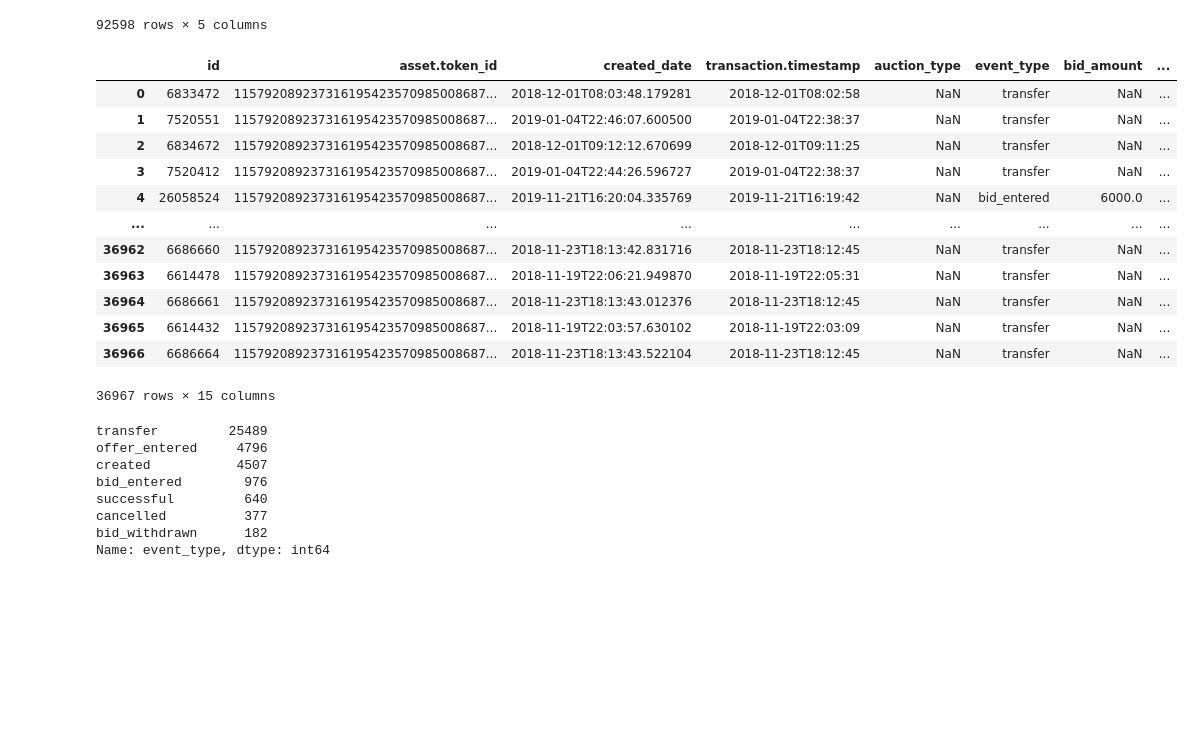
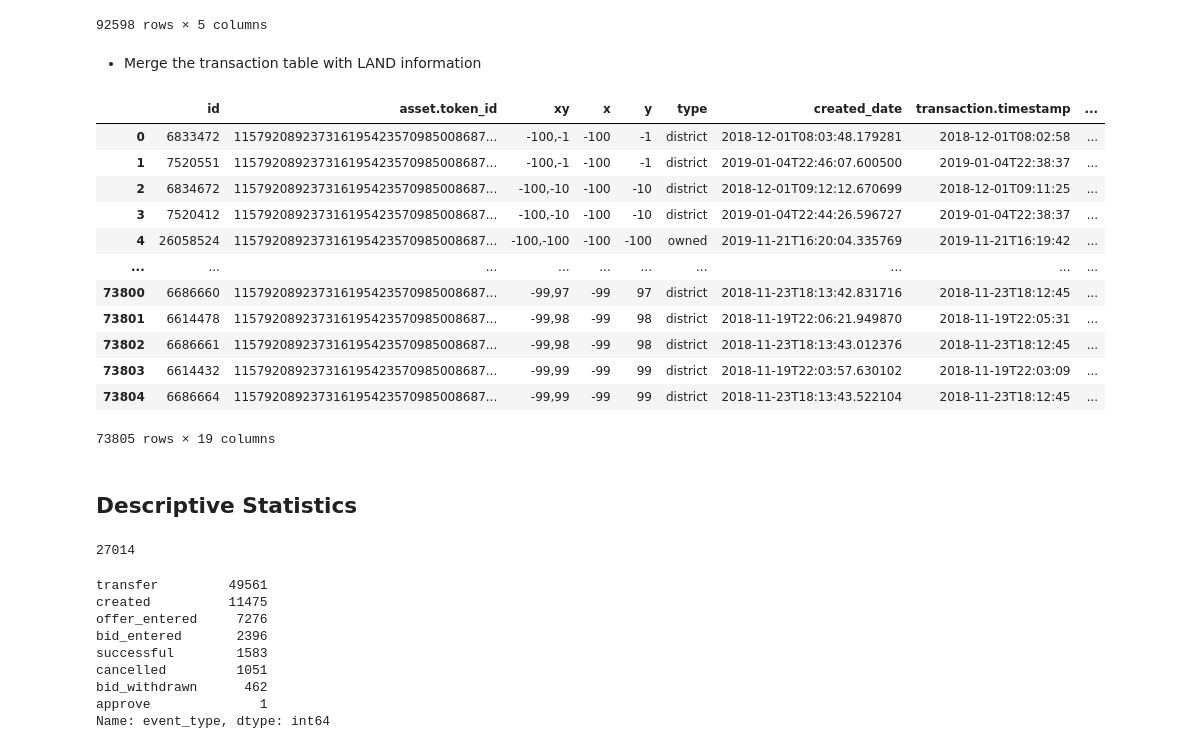
Before and after one commit to eurobae/decentraland-analytics, a Jupyter notebook: 01-EDA.ipynb, the cells around one changed output. Drawn from its saved outputs; the diff is of its cells as text; code cells hidden in the pictures; blank space fills up the shorter version.

```diff
--- a/01-EDA.ipynb
+++ b/01-EDA.ipynb
@@ -59,4 +61,6 @@ tiles
 | 92596 | 163,60 | 163 | 60 | 554660258081129695445300610113782... | district |
 | 92597 | 163,59 | 163 | 59 | 554660258081129695445300610113782... | district |
 92598 rows × 5 columns
+# %% [markdown]
+* Merge the transaction table with LAND information
 # %%
@@ -67,35 +72,44 @@ for v in ["bid_amount","starting_price","ending_price","total_price"]:
     events_land[v] = events_land.apply(lambda row: float(row[v]) / 10**row["payment_token.decimals"] \
                                        if row[v] is not None else row[v], axis=1)
 # %%
-cols = ["id","asset.token_id","created_date","transaction.timestamp","auction_type","event_type","bid_amount",
+cols = ["id","asset.token_id","xy","x","y","type",
+        "created_date","transaction.timestamp","auction_type","event_type","bid_amount",
         "starting_price","ending_price","total_price",
         "payment_token.symbol","payment_token.usd_price",
-        "asset.owner.address","from_account.address","to_account.address"]
+        "asset.owner.address","from_account.address","to_account.address",]
 events_land[cols]
 # %% [output]
-|  | id | asset.token_id | created_date | transaction.timestamp | auction_type | event_type | bid_amount | ... |
-| 0 | 6833472 | 115792089237316195423570985008687... | 2018-12-01T08:03:48.179281 | 2018-12-01T08:02:58 | NaN | transfer | NaN | ... |
-| 1 | 7520551 | 115792089237316195423570985008687... | 2019-01-04T22:46:07.600500 | 2019-01-04T22:38:37 | NaN | transfer | NaN | ... |
-| 2 | 6834672 | 115792089237316195423570985008687... | 2018-12-01T09:12:12.670699 | 2018-12-01T09:11:25 | NaN | transfer | NaN | ... |
-| 3 | 7520412 | 115792089237316195423570985008687... | 2019-01-04T22:44:26.596727 | 2019-01-04T22:38:37 | NaN | transfer | NaN | ... |
-| 4 | 26058524 | 115792089237316195423570985008687... | 2019-11-21T16:20:04.335769 | 2019-11-21T16:19:42 | NaN | bid_entered | 6000.0 | ... |
-| ... | ... | ... | ... | ... | ... | ... | ... | ... |
-| 36962 | 6686660 | 115792089237316195423570985008687... | 2018-11-23T18:13:42.831716 | 2018-11-23T18:12:45 | NaN | transfer | NaN | ... |
-| 36963 | 6614478 | 115792089237316195423570985008687... | 2018-11-19T22:06:21.949870 | 2018-11-19T22:05:31 | NaN | transfer | NaN | ... |
-| 36964 | 6686661 | 115792089237316195423570985008687... | 2018-11-23T18:13:43.012376 | 2018-11-23T18:12:45 | NaN | transfer | NaN | ... |
-| 36965 | 6614432 | 115792089237316195423570985008687... | 2018-11-19T22:03:57.630102 | 2018-11-19T22:03:09 | NaN | transfer | NaN | ... |
-| 36966 | 6686664 | 115792089237316195423570985008687... | 2018-11-23T18:13:43.522104 | 2018-11-23T18:12:45 | NaN | transfer | NaN | ... |
+|  | id | asset.token_id | xy | x | y | type | created_date | transaction.timestamp | ... |
+| 0 | 6833472 | 115792089237316195423570985008687... | -100,-1 | -100 | -1 | district | 2018-12-01T08:03:48.179281 | 2018-12-01T08:02:58 | ... |
+| 1 | 7520551 | 115792089237316195423570985008687... | -100,-1 | -100 | -1 | district | 2019-01-04T22:46:07.600500 | 2019-01-04T22:38:37 | ... |
+| 2 | 6834672 | 115792089237316195423570985008687... | -100,-10 | -100 | -10 | district | 2018-12-01T09:12:12.670699 | 2018-12-01T09:11:25 | ... |
+| 3 | 7520412 | 115792089237316195423570985008687... | -100,-10 | -100 | -10 | district | 2019-01-04T22:44:26.596727 | 2019-01-04T22:38:37 | ... |
+| 4 | 26058524 | 115792089237316195423570985008687... | -100,-100 | -100 | -100 | owned | 2019-11-21T16:20:04.335769 | 2019-11-21T16:19:42 | ... |
+| ... | ... | ... | ... | ... | ... | ... | ... | ... | ... |
+| 73800 | 6686660 | 115792089237316195423570985008687... | -99,97 | -99 | 97 | district | 2018-11-23T18:13:42.831716 | 2018-11-23T18:12:45 | ... |
+| 73801 | 6614478 | 115792089237316195423570985008687... | -99,98 | -99 | 98 | district | 2018-11-19T22:06:21.949870 | 2018-11-19T22:05:31 | ... |
+| 73802 | 6686661 | 115792089237316195423570985008687... | -99,98 | -99 | 98 | district | 2018-11-23T18:13:43.012376 | 2018-11-23T18:12:45 | ... |
+| 73803 | 6614432 | 115792089237316195423570985008687... | -99,99 | -99 | 99 | district | 2018-11-19T22:03:57.630102 | 2018-11-19T22:03:09 | ... |
+| 73804 | 6686664 | 115792089237316195423570985008687... | -99,99 | -99 | 99 | district | 2018-11-23T18:13:43.522104 | 2018-11-23T18:12:45 | ... |
-36967 rows × 15 columns
+73805 rows × 19 columns
+# %% [markdown]
+## Descriptive Statistics
+# %%
+# number of currently retrieved LANDs with transactions
+events_land["xy"].nunique()
+# %% [output]
+27014
 # %%
-events_land[cols].event_type.value_counts()
+events_land[cols]["event_type"].value_counts()
 # %% [output]
-transfer         25489
-offer_entered     4796
-created           4507
-bid_entered        976
-successful         640
-cancelled          377
-bid_withdrawn      182
+transfer         49561
+created          11475
+offer_entered     7276
+bid_entered       2396
+successful        1583
+cancelled         1051
+bid_withdrawn      462
+approve              1
 Name: event_type, dtype: int64
 # %%
 events_land["payment_token.symbol"].value_counts()
```
Also changed, not shown: parts of 12 cells of this notebook.
